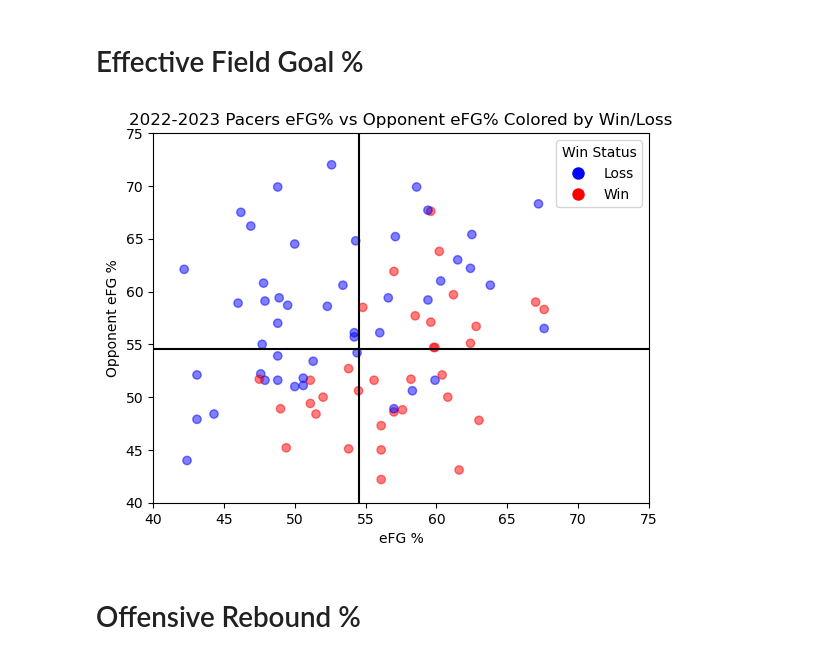
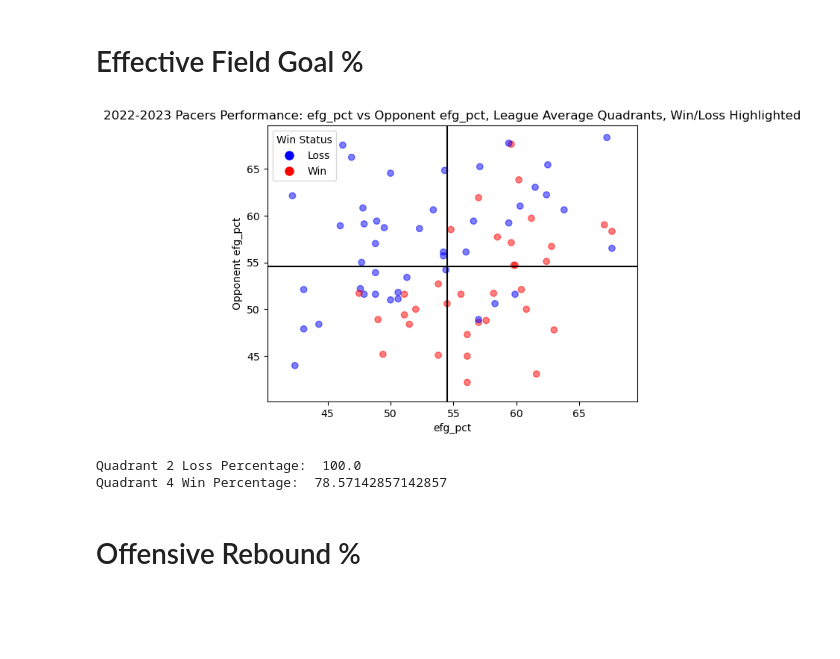
Before and after one commit to nickchu8/PacersPlots, a Jupyter notebook: main.ipynb, the cells around one changed output. Cells and saved outputs as stored; diff of their text form; code cells hidden in the pictures; blank space fills up the shorter version.

Commit message:
added function and quadrant analysis

```diff
--- a/main.ipynb
+++ b/main.ipynb
@@ -28,35 +34,52 @@ pandas.core.series.Series
+# %%
+def plot(stat):
+    '''
+    Creates matplotlib scatterplot of Pacers vs Opponent with each datapoint marked by win/loss for certain statistic specified,
+     with quadrants marked by league average. Additionally calculates Loss % of games in Quadrant II and Win% of games in Quadrant IV
+    '''
+    fig, ax = plt.subplots()
+    scatter = plt.scatter(x = pacers[stat], y = pacers[f'opp_{stat}'], c = pacers['win'], cmap = 'bwr', alpha = 0.5) #create scatter plot
+
+    # Create a custom legend
+    legend_elements = [Line2D([0], [0], marker='o', color='w', markerfacecolor='blue', markersize=10, label='Loss'),
+                    Line2D([0], [0], marker='o', color='w', markerfacecolor='red', markersize=10, label='Win')]
+
+    # Add the legend to the plot
+    legend = ax.legend(handles=legend_elements, title='Win Status')
+
+    # Set labels for x and y axes
+    ax.set_xlabel(stat)
+    ax.set_ylabel(f'Opponent {stat}')
+
+    league_avg = float(league[stat].iloc[0])
+    # Add quadrants
+    ax.axhline(y=float(league_avg), color='black', linestyle='-')
+    ax.axvline(x=float(league_avg), color='black', linestyle='-')
+
+    # Add league average effective field goal percentage
+    #ax.axhline(y = league['efg_pct'], color = 'black', linestyle = '--')
+
+    # Normalize both axes
+    ax.set_xlim(min(pacers[stat]-2), max(pacers[stat]+2))
+    ax.set_ylim(min(pacers[stat]-2), max(pacers[stat]+2))
+    ax.set_title(f"2022-2023 Pacers Performance: {stat} vs Opponent {stat}, League Average Quadrants, Win/Loss Highlighted")
+    plt.show()
+
+
+    quadrant_2_count = sum((pacers[f'opp_{stat}'] > league_avg) & (pacers[stat] < league_avg))
+    quadrant_2_loss = sum((pacers[f'opp_{stat}'] > league_avg) & (pacers[stat] < league_avg) & (pacers['win'] == False))
+    quadrant_4_count = sum((pacers[f'opp_{stat}'] < league_avg) & (pacers[stat] > league_avg))
+    quadrant_4_win = sum((pacers[f'opp_{stat}'] < league_avg) & (pacers[stat] > league_avg) & (pacers['win'] == True))
+
+    print('Quadrant 2 Loss Percentage: ', 100 * (quadrant_2_loss / quadrant_2_count))
+    print('Quadrant 4 Win Percentage: ', 100 * (quadrant_4_win / quadrant_4_count))
 # %% [markdown]
 # Effective Field Goal %
-# %%
-fig, ax = plt.subplots()
-scatter = plt.scatter(x = pacers['efg_pct'], y = pacers['opp_efg_pct'], c = pacers['win'], cmap = 'bwr', alpha = 0.5) #create scatter plot
-
-# Create a custom legend
-legend_elements = [Line2D([0], [0], marker='o', color='w', markerfacecolor='blue', markersize=10, label='Loss'),
-                   Line2D([0], [0], marker='o', color='w', markerfacecolor='red', markersize=10, label='Win')]
-
-# Add the legend to the plot
-legend = ax.legend(handles=legend_elements, title='Win Status')
-
-# Set labels for x and y axes
-ax.set_xlabel('eFG %')
-ax.set_ylabel('Opponent eFG %')
-
-# Add quadrants
-ax.axhline(y=float(league['efg_pct'].iloc[0]), color='black', linestyle='-')
-ax.axvline(x=float(league['efg_pct'].iloc[0]), color='black', linestyle='-')
-
-# Add league average effective field goal percentage
-#ax.axhline(y = league['efg_pct'], color = 'black', linestyle = '--')
-
-# Normalize both axes
-ax.set_xlim(40, 75)
-ax.set_ylim(40, 75)
-
-ax.set_title("2022-2023 Pacers eFG% vs Opponent eFG% Colored by Win/Loss")
-
-plt.show()
-# %% [output]
-[figure, removed]
+# %%
+plot('efg_pct')
+# %% [output]
+[figure, added]
+Quadrant 2 Loss Percentage:  100.0
+Quadrant 4 Win Percentage:  78.57142857142857
 # %% [markdown]
 # Offensive Rebound %
```
Also changed, not shown: parts of 9 cells of this notebook.
